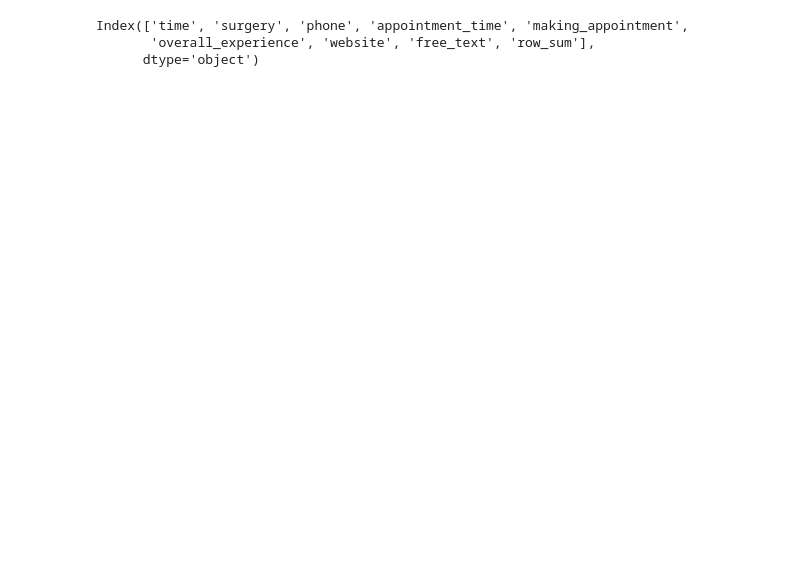
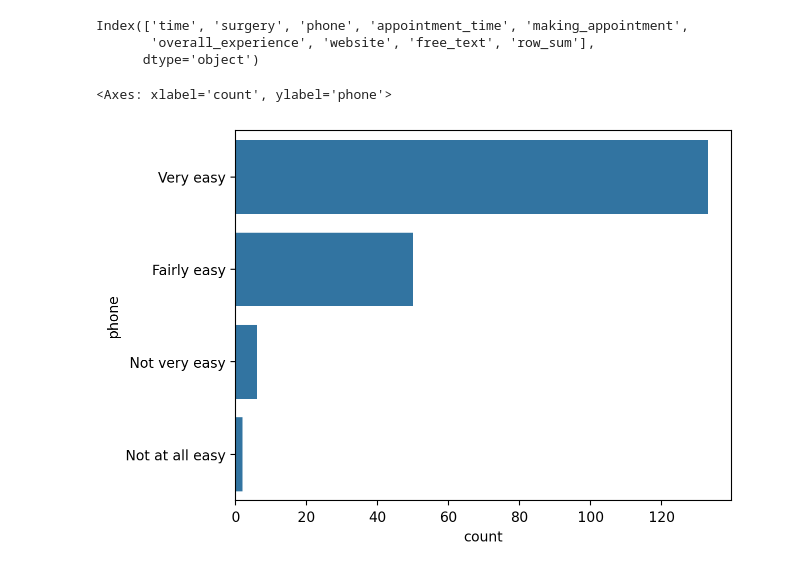
Before and after one commit to janduplessis883/gp-patient-survey, a Jupyter notebook: notebooks/Master Notebook - Duplicate-Copy1.ipynb, the cells around one changed output. Drawn from its saved outputs; the diff is of its cells as text; code cells hidden in the pictures; blank space fills up the shorter version.

```diff
--- a/notebooks/Master Notebook - Duplicate-Copy1.ipynb
+++ b/notebooks/Master Notebook - Duplicate-Copy1.ipynb
@@ -159,3 +173,8 @@ df_summed.columns
 Index(['time', 'surgery', 'phone', 'appointment_time', 'making_appointment',
        'overall_experience', 'website', 'free_text', 'row_sum'],
       dtype='object')
+# %%
+sns.countplot(raw_data['phone'])
+# %% [output]
+<Axes: xlabel='count', ylabel='phone'>
+[figure, added]
```
Also changed, not shown: parts of 4 cells of this notebook, 2 other files.
